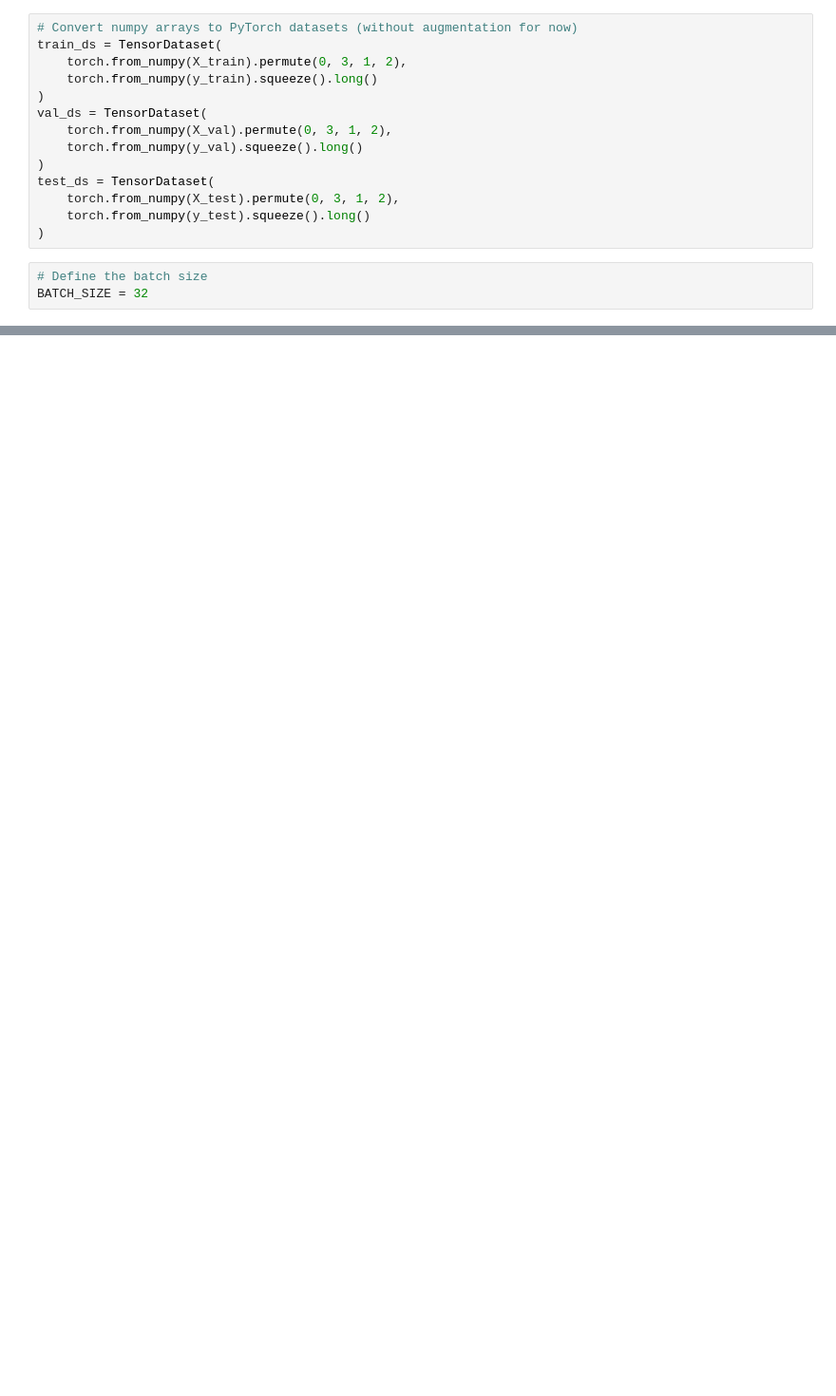
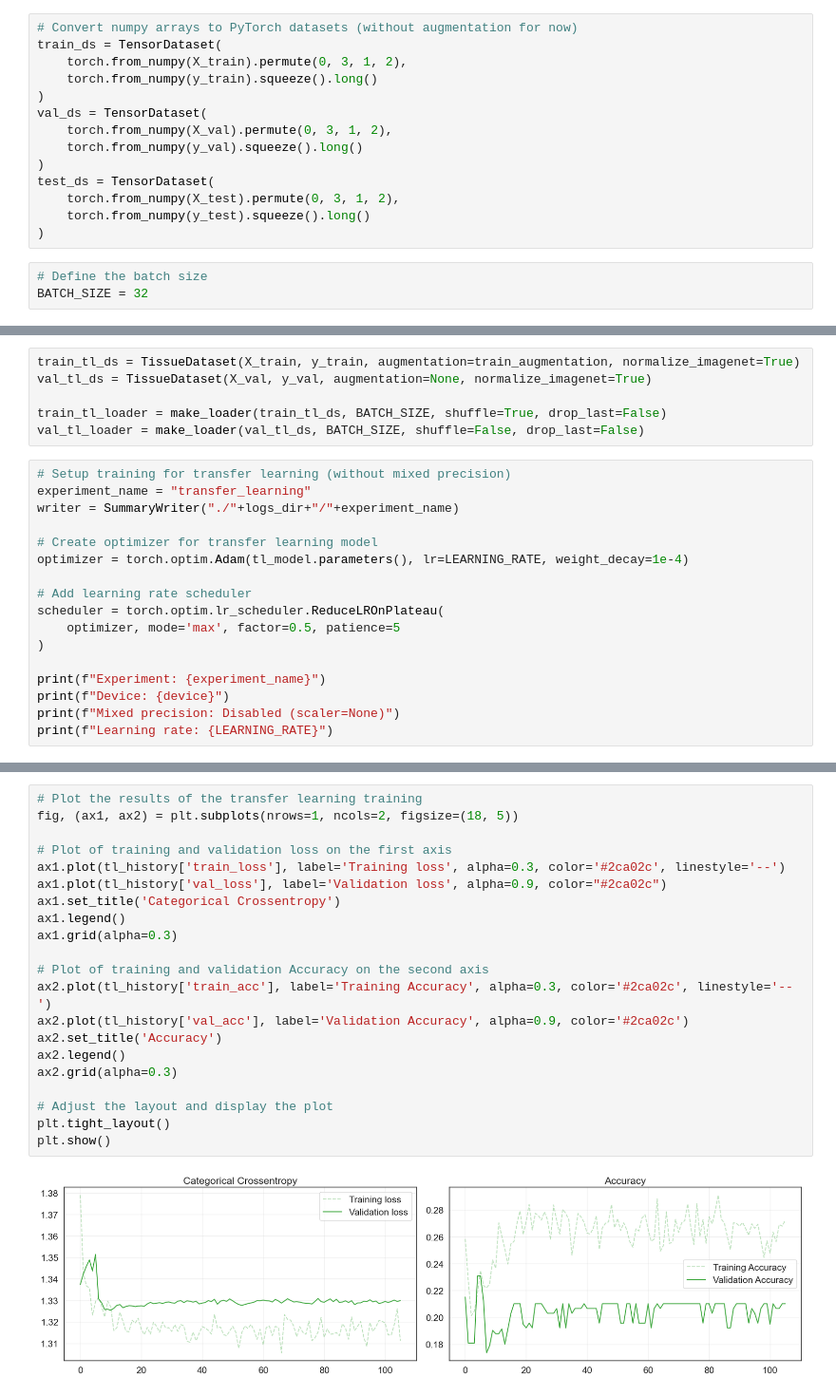
Before and after one commit to OBulun/AN2DL_CH_2, a Jupyter notebook: Notebooks/v1.ipynb, the cells around one changed output, grey strips where cells are left out. Shown at 95% size. Cells and saved outputs as stored; diff of their text form; blank space fills up the shorter version.

```diff
--- a/Notebooks/v1.ipynb
+++ b/Notebooks/v1.ipynb
@@ -967,0 +1833,23 @@ Labels batch shape: torch.Size([32])
+# %%
+train_tl_ds = TissueDataset(X_train, y_train, augmentation=train_augmentation, normalize_imagenet=True)
+val_tl_ds = TissueDataset(X_val, y_val, augmentation=None, normalize_imagenet=True)
+
+train_tl_loader = make_loader(train_tl_ds, BATCH_SIZE, shuffle=True, drop_last=False)
+val_tl_loader = make_loader(val_tl_ds, BATCH_SIZE, shuffle=False, drop_last=False)
+# %%
+# Setup training for transfer learning (without mixed precision)
+experiment_name = "transfer_learning"
+writer = SummaryWriter("./"+logs_dir+"/"+experiment_name)
+
+# Create optimizer for transfer learning model
+optimizer = torch.optim.Adam(tl_model.parameters(), lr=LEARNING_RATE, weight_decay=1e-4)
+
+# Add learning rate scheduler
+scheduler = torch.optim.lr_scheduler.ReduceLROnPlateau(
+    optimizer, mode='max', factor=0.5, patience=5
+)
+
+print(f"Experiment: {experiment_name}")
+print(f"Device: {device}")
+print(f"Mixed precision: Disabled (scaler=None)")
+print(f"Learning rate: {LEARNING_RATE}")
@@ -967,0 +1904,23 @@ Labels batch shape: torch.Size([32])
+# %%
+# Plot the results of the transfer learning training
+fig, (ax1, ax2) = plt.subplots(nrows=1, ncols=2, figsize=(18, 5))
+
+# Plot of training and validation loss on the first axis
+ax1.plot(tl_history['train_loss'], label='Training loss', alpha=0.3, color='#2ca02c', linestyle='--')
+ax1.plot(tl_history['val_loss'], label='Validation loss', alpha=0.9, color="#2ca02c")
+ax1.set_title('Categorical Crossentropy')
+ax1.legend()
+ax1.grid(alpha=0.3)
+
+# Plot of training and validation Accuracy on the second axis
+ax2.plot(tl_history['train_acc'], label='Training Accuracy', alpha=0.3, color='#2ca02c', linestyle='--')
+ax2.plot(tl_history['val_acc'], label='Validation Accuracy', alpha=0.9, color='#2ca02c')
+ax2.set_title('Accuracy')
+ax2.legend()
+ax2.grid(alpha=0.3)
+
+# Adjust the layout and display the plot
+plt.tight_layout()
+plt.show()
+# %% [output]
+[figure, added]
```
Also changed, not shown: parts of 54 cells of this notebook, 2 other files.
